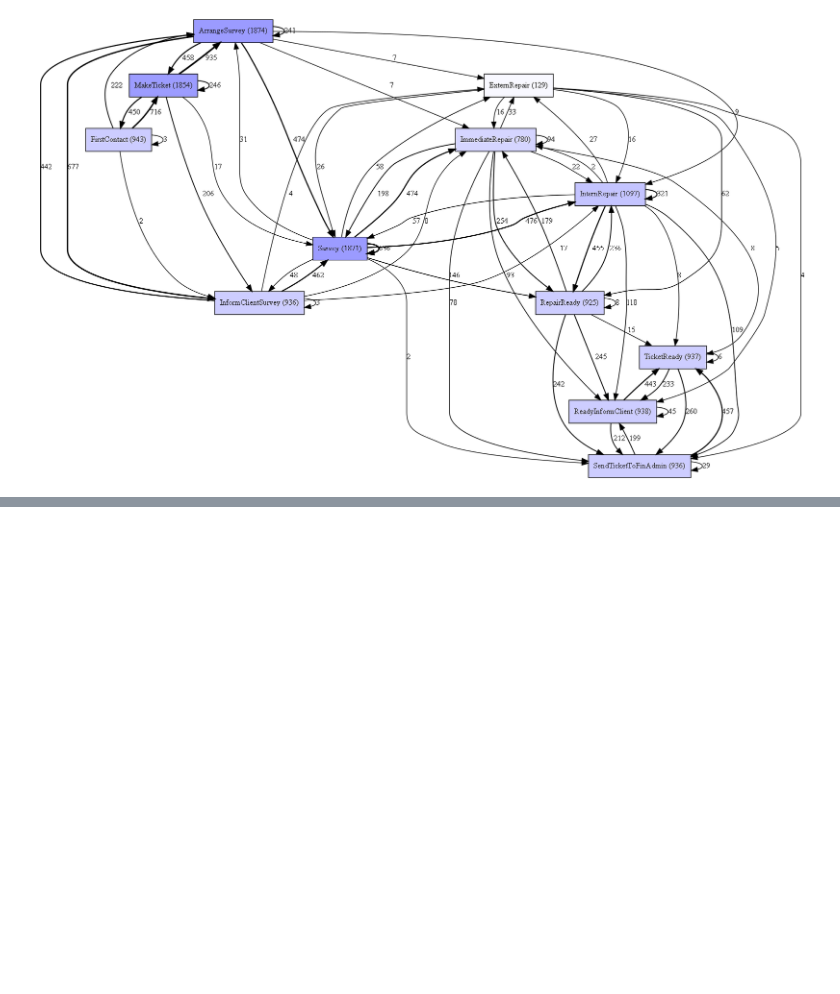
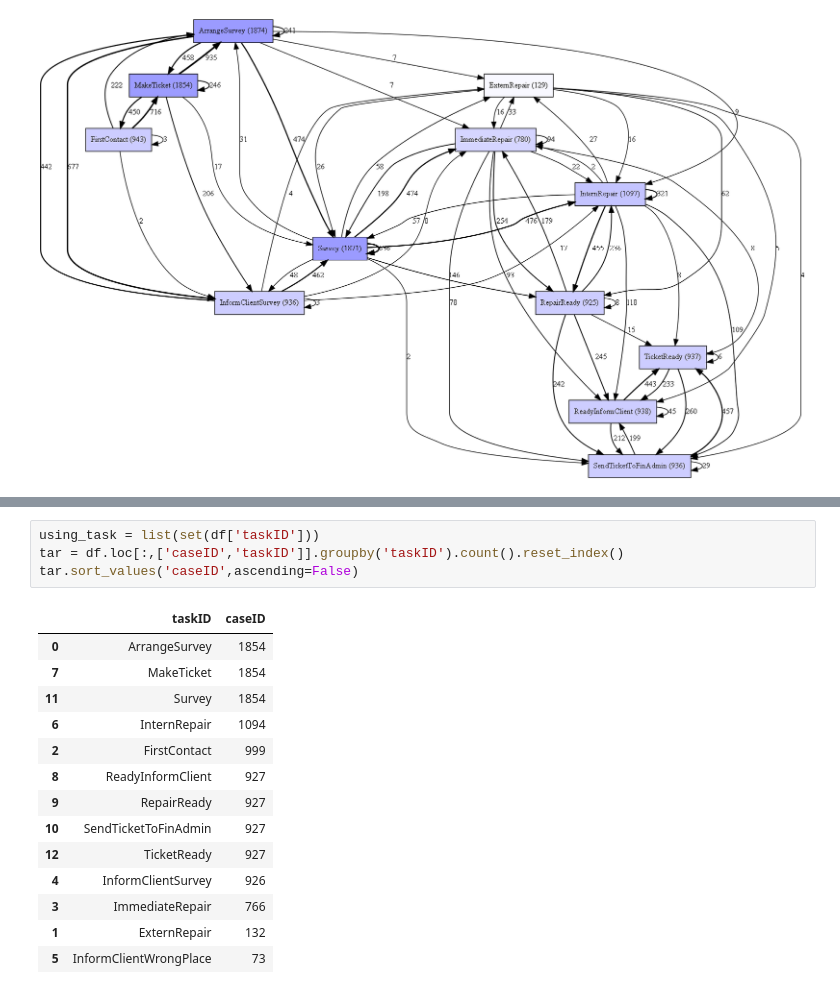
Before and after one commit to jjh0987/MyProject, a Jupyter notebook: pythonProject/process/Untitled2.ipynb, the cells around one changed output, grey strips where cells are left out. Drawn from its saved outputs; the diff is of its cells as text; blank space fills up the shorter version.

```diff
--- a/pythonProject/process/Untitled2.ipynb
+++ b/pythonProject/process/Untitled2.ipynb
@@ -700,0 +702,19 @@ Text(0.5, 1.0, 'ArrangeSurvey Capacity')
+# %%
+using_task = list(set(df['taskID']))
+tar = df.loc[:,['caseID','taskID']].groupby('taskID').count().reset_index()
+tar.sort_values('caseID',ascending=False)
+# %% [output]
+|  | taskID | caseID |
+| 0 | ArrangeSurvey | 1854 |
+| 7 | MakeTicket | 1854 |
+| 11 | Survey | 1854 |
+| 6 | InternRepair | 1094 |
+| 2 | FirstContact | 999 |
+| 8 | ReadyInformClient | 927 |
+| 9 | RepairReady | 927 |
+| 10 | SendTicketToFinAdmin | 927 |
+| 12 | TicketReady | 927 |
+| 4 | InformClientSurvey | 926 |
+| 3 | ImmediateRepair | 766 |
+| 1 | ExternRepair | 132 |
+| 5 | InformClientWrongPlace | 73 |
```
Also changed, not shown: parts of 36 cells of this notebook.
